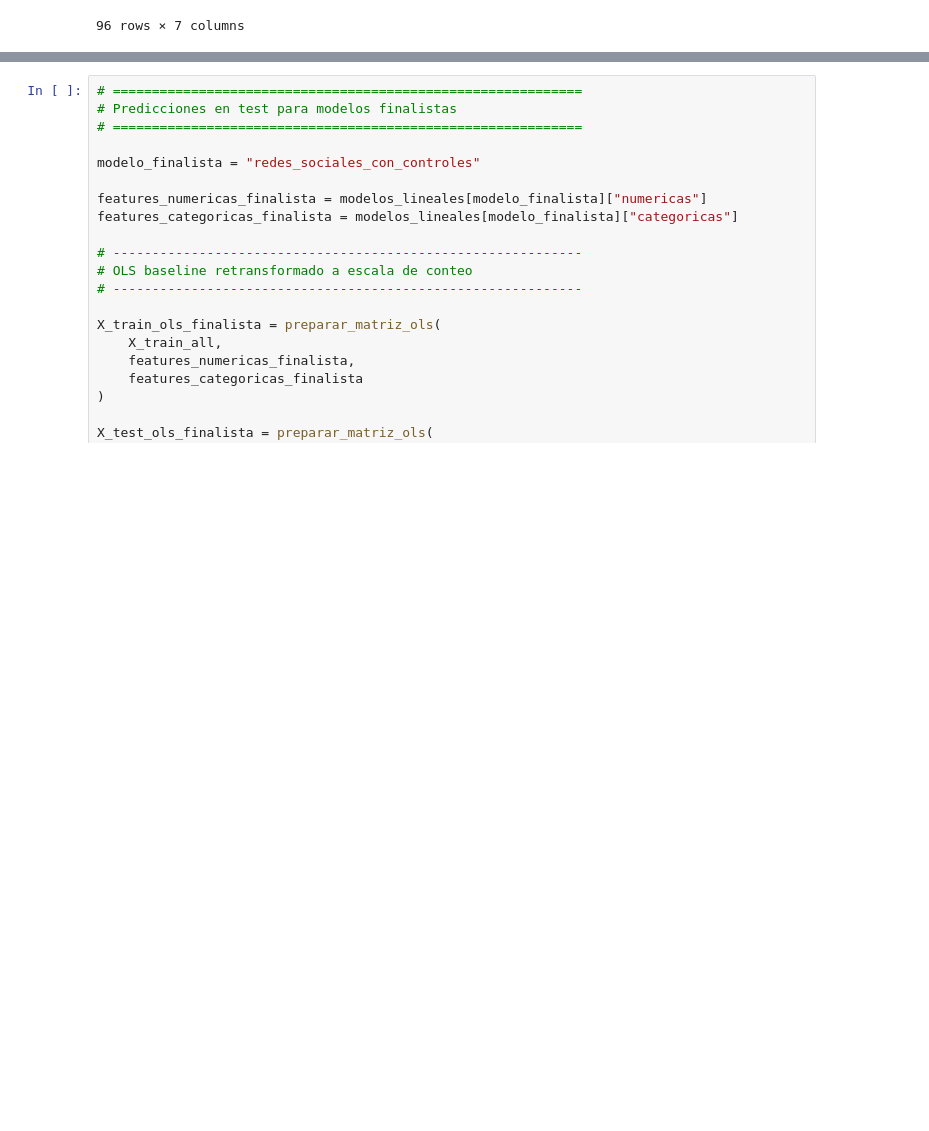
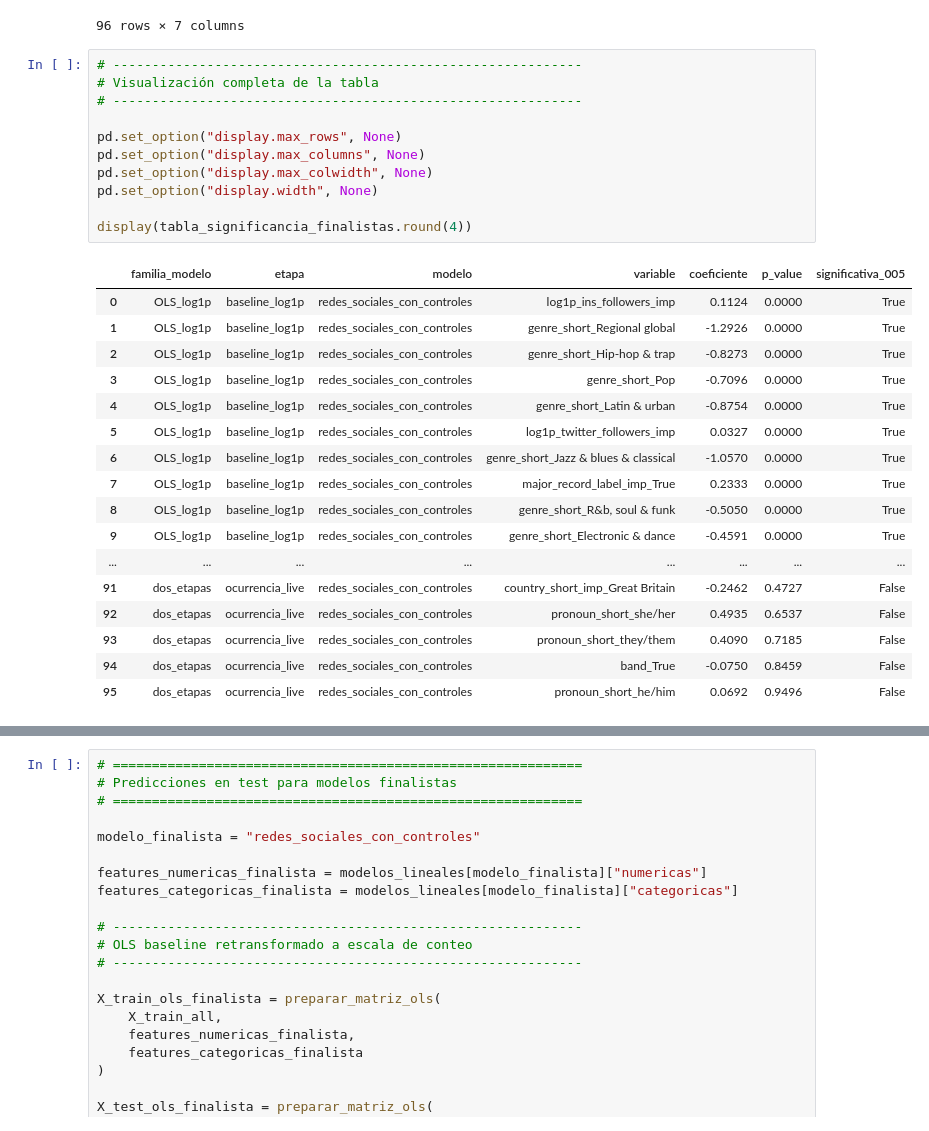
Before and after one commit to SilvanaBContreras/come_together_industria_de_la_musica, a Jupyter notebook: chartmetric_regresion_lineal_con_binomial_negativa.ipynb, the cells around one changed output, grey strips where cells are left out. Saved outputs shown, nothing was run; the diff lists cells and outputs as text; blank space fills up the shorter version.

```diff
--- a/chartmetric_regresion_lineal_con_binomial_negativa.ipynb
+++ b/chartmetric_regresion_lineal_con_binomial_negativa.ipynb
@@ -3606,3 +3608,32 @@ display(tabla_significancia_finalistas.round(4))
 | 94 | dos_etapas | ocurrencia_live | redes_sociales_con_controles | band_True | -0.0750 | 0.8459 | False |
 | 95 | dos_etapas | ocurrencia_live | redes_sociales_con_controles | pronoun_short_he/him | 0.0692 | 0.9496 | False |
 96 rows × 7 columns
+# %%
+# ------------------------------------------------------------
+# Visualización completa de la tabla
+# ------------------------------------------------------------
+
+pd.set_option("display.max_rows", None)
+pd.set_option("display.max_columns", None)
+pd.set_option("display.max_colwidth", None)
+pd.set_option("display.width", None)
+
+display(tabla_significancia_finalistas.round(4))
+# %% [output]
+|  | familia_modelo | etapa | modelo | variable | coeficiente | p_value | significativa_005 |
+| 0 | OLS_log1p | baseline_log1p | redes_sociales_con_controles | log1p_ins_followers_imp | 0.1124 | 0.0000 | True |
+| 1 | OLS_log1p | baseline_log1p | redes_sociales_con_controles | genre_short_Regional global | -1.2926 | 0.0000 | True |
+| 2 | OLS_log1p | baseline_log1p | redes_sociales_con_controles | genre_short_Hip-hop & trap | -0.8273 | 0.0000 | True |
+| 3 | OLS_log1p | baseline_log1p | redes_sociales_con_controles | genre_short_Pop | -0.7096 | 0.0000 | True |
+| 4 | OLS_log1p | baseline_log1p | redes_sociales_con_controles | genre_short_Latin & urban | -0.8754 | 0.0000 | True |
+| 5 | OLS_log1p | baseline_log1p | redes_sociales_con_controles | log1p_twitter_followers_imp | 0.0327 | 0.0000 | True |
+| 6 | OLS_log1p | baseline_log1p | redes_sociales_con_controles | genre_short_Jazz & blues & classical | -1.0570 | 0.0000 | True |
+| 7 | OLS_log1p | baseline_log1p | redes_sociales_con_controles | major_record_label_imp_True | 0.2333 | 0.0000 | True |
+| 8 | OLS_log1p | baseline_log1p | redes_sociales_con_controles | genre_short_R&b, soul & funk | -0.5050 | 0.0000 | True |
+| 9 | OLS_log1p | baseline_log1p | redes_sociales_con_controles | genre_short_Electronic & dance | -0.4591 | 0.0000 | True |
+| ... | ... | ... | ... | ... | ... | ... | ... |
+| 91 | dos_etapas | ocurrencia_live | redes_sociales_con_controles | country_short_imp_Great Britain | -0.2462 | 0.4727 | False |
+| 92 | dos_etapas | ocurrencia_live | redes_sociales_con_controles | pronoun_short_she/her | 0.4935 | 0.6537 | False |
+| 93 | dos_etapas | ocurrencia_live | redes_sociales_con_controles | pronoun_short_they/them | 0.4090 | 0.7185 | False |
+| 94 | dos_etapas | ocurrencia_live | redes_sociales_con_controles | band_True | -0.0750 | 0.8459 | False |
+| 95 | dos_etapas | ocurrencia_live | redes_sociales_con_controles | pronoun_short_he/him | 0.0692 | 0.9496 | False |
```
Also changed, not shown: parts of 12 cells of this notebook.
